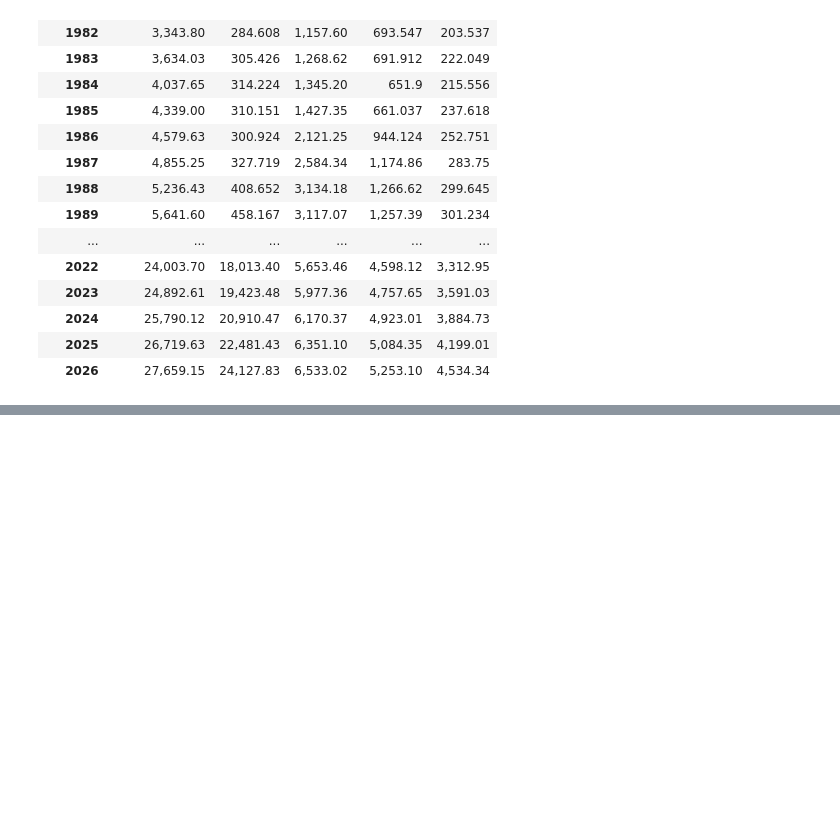
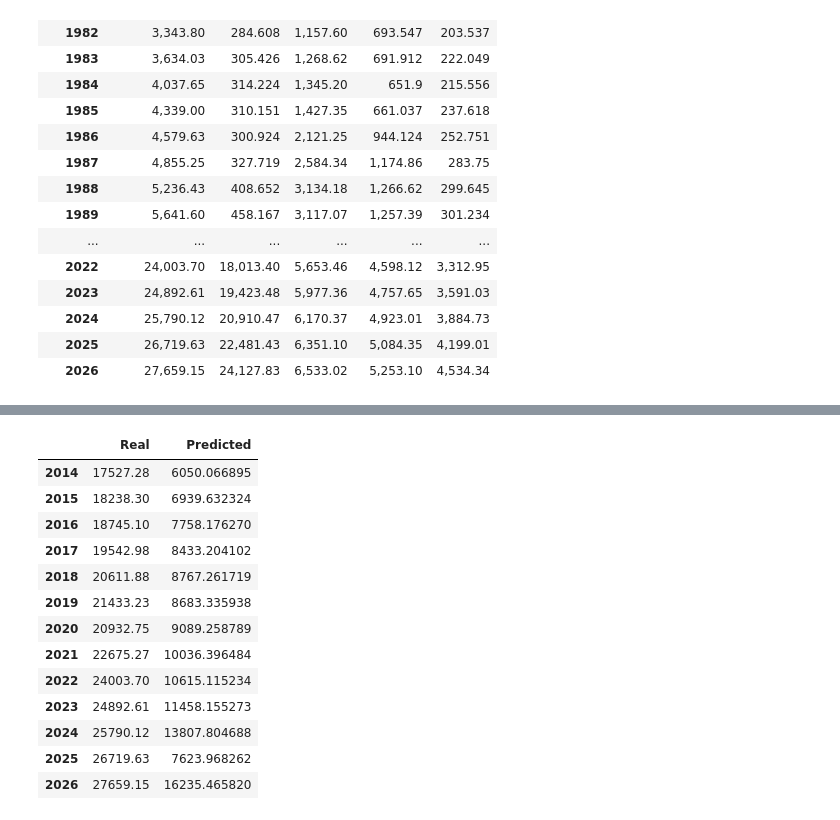
Before and after one commit to frosteric21/Predicting_inflation, a Jupyter notebook: GDPproject2.ipynb, the cells around one changed output, grey strips where cells are left out. Saved outputs shown, nothing was run; the diff lists cells and outputs as text; code cells hidden in the pictures; blank space fills up the shorter version.

```diff
--- a/GDPproject2.ipynb
+++ b/GDPproject2.ipynb
@@ -57,0 +348,3 @@ GDP5
+# %%
+# Compile the model
+model.compile(optimizer="adam", loss="mean_squared_error")
@@ -57,0 +403,21 @@ GDP5
+# %%
+GDP = pd.DataFrame({
+    "Real": real_prices.ravel(),
+    "Predicted": predicted_prices.ravel()
+    }, index = df.index[-len(real_prices): ])
+GDP
+# %% [output]
+|  | Real | Predicted |
+| 2014 | 17527.28 | 6050.066895 |
+| 2015 | 18238.30 | 6939.632324 |
+| 2016 | 18745.10 | 7758.176270 |
+| 2017 | 19542.98 | 8433.204102 |
+| 2018 | 20611.88 | 8767.261719 |
+| 2019 | 21433.23 | 8683.335938 |
+| 2020 | 20932.75 | 9089.258789 |
+| 2021 | 22675.27 | 10036.396484 |
+| 2022 | 24003.70 | 10615.115234 |
+| 2023 | 24892.61 | 11458.155273 |
+| 2024 | 25790.12 | 13807.804688 |
+| 2025 | 26719.63 | 7623.968262 |
+| 2026 | 27659.15 | 16235.465820 |
```
Also changed, not shown: parts of 32 cells of this notebook, 3 other files.
